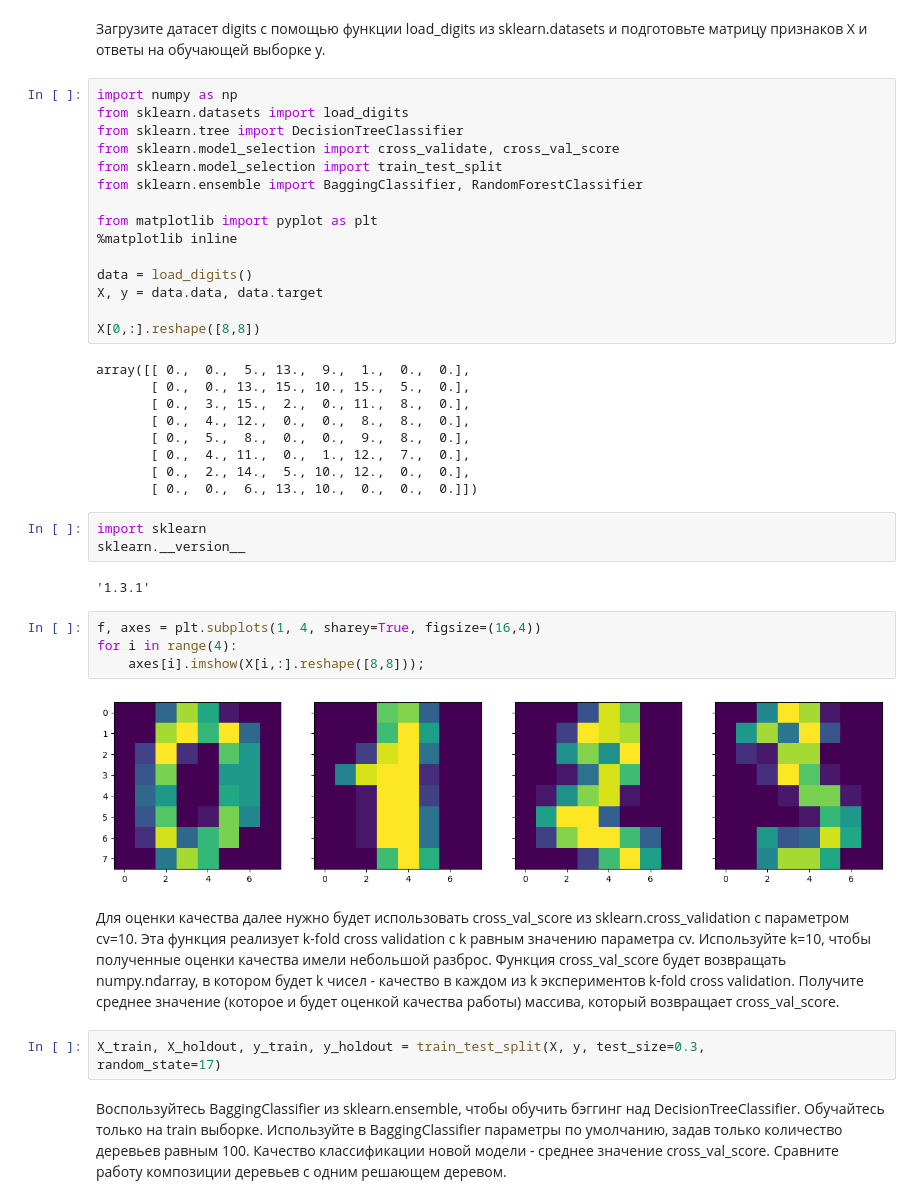
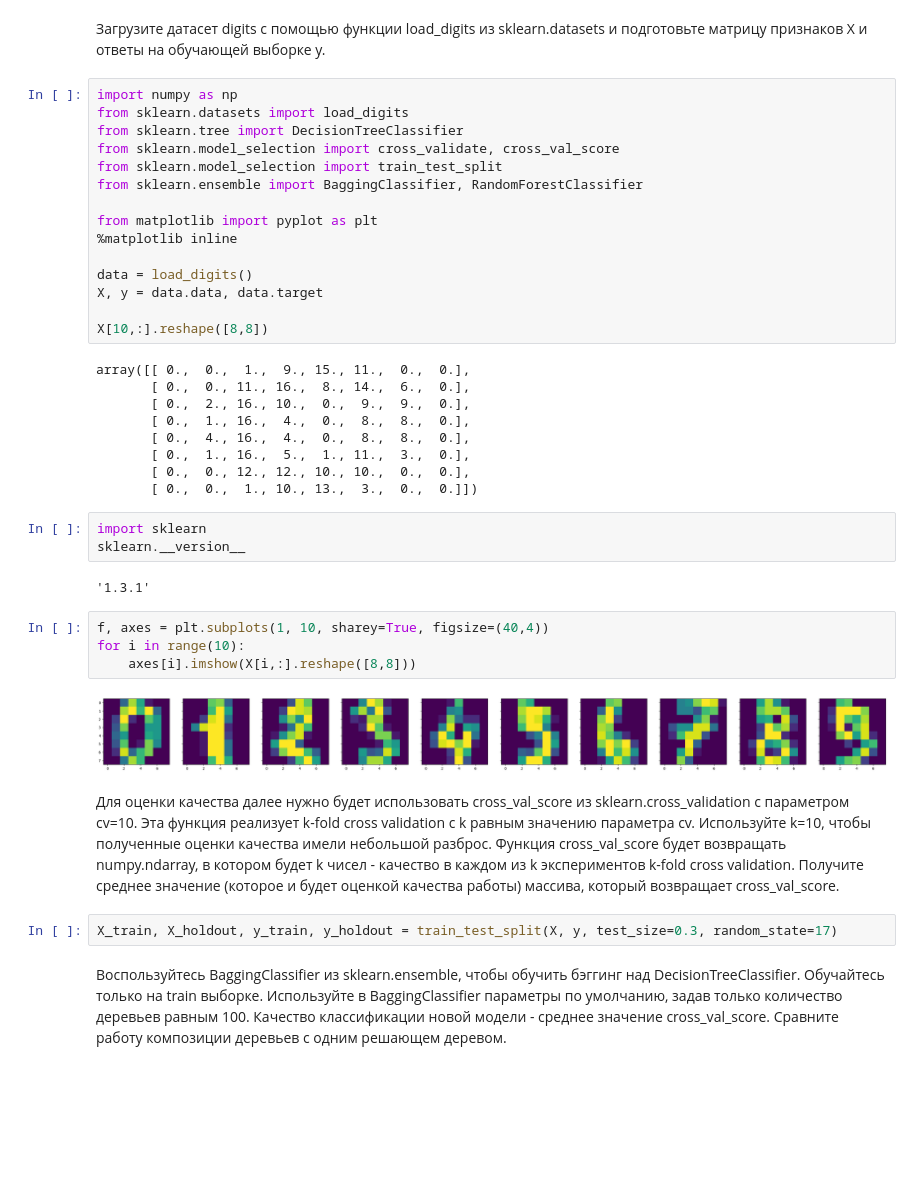
Before and after one commit to serpak946/recommendation_systems, a Jupyter notebook: Lab3/Сергей Звинаревский - Лабораторная работа 3.ipynb, the cells around one changed output. Drawn from its saved outputs; the diff is of its cells as text; blank space fills up the shorter version.

```diff
--- a/Lab3/Сергей Звинаревский - Лабораторная работа 3.ipynb
+++ b/Lab3/Сергей Звинаревский - Лабораторная работа 3.ipynb
@@ -17,31 +17,30 @@ from matplotlib import pyplot as plt
 data = load_digits()
 X, y = data.data, data.target
 
-X[0,:].reshape([8,8])
+X[10,:].reshape([8,8])
 # %% [output]
-array([[ 0.,  0.,  5., 13.,  9.,  1.,  0.,  0.],
-       [ 0.,  0., 13., 15., 10., 15.,  5.,  0.],
-       [ 0.,  3., 15.,  2.,  0., 11.,  8.,  0.],
-       [ 0.,  4., 12.,  0.,  0.,  8.,  8.,  0.],
-       [ 0.,  5.,  8.,  0.,  0.,  9.,  8.,  0.],
-       [ 0.,  4., 11.,  0.,  1., 12.,  7.,  0.],
-       [ 0.,  2., 14.,  5., 10., 12.,  0.,  0.],
-       [ 0.,  0.,  6., 13., 10.,  0.,  0.,  0.]])
+array([[ 0.,  0.,  1.,  9., 15., 11.,  0.,  0.],
+       [ 0.,  0., 11., 16.,  8., 14.,  6.,  0.],
+       [ 0.,  2., 16., 10.,  0.,  9.,  9.,  0.],
+       [ 0.,  1., 16.,  4.,  0.,  8.,  8.,  0.],
+       [ 0.,  4., 16.,  4.,  0.,  8.,  8.,  0.],
+       [ 0.,  1., 16.,  5.,  1., 11.,  3.,  0.],
+       [ 0.,  0., 12., 12., 10., 10.,  0.,  0.],
+       [ 0.,  0.,  1., 10., 13.,  3.,  0.,  0.]])
 # %%
 import sklearn
 sklearn.__version__
 # %% [output]
 '1.3.1'
 # %%
-f, axes = plt.subplots(1, 4, sharey=True, figsize=(16,4))
-for i in range(4):
-    axes[i].imshow(X[i,:].reshape([8,8]));
+f, axes = plt.subplots(1, 10, sharey=True, figsize=(40,4))
+for i in range(10):
+    axes[i].imshow(X[i,:].reshape([8,8]))
 # %% [output]
-[figure, old version]
+[figure, new version]
 # %% [markdown]
 Для оценки качества далее нужно будет использовать cross_val_score из sklearn.cross_validation с параметром cv=10. Эта функция реализует k-fold cross validation c k равным значению параметра cv. Используйте k=10, чтобы полученные оценки качества имели небольшой разброс. Функция cross_val_score будет возвращать numpy.ndarray, в котором будет k чисел - качество в каждом из k экспериментов k-fold cross validation. Получите среднее значение (которое и будет оценкой качества работы) массива, который возвращает cross_val_score.
 # %%
-X_train, X_holdout, y_train, y_holdout = train_test_split(X, y, test_size=0.3,
-random_state=17)
+X_train, X_holdout, y_train, y_holdout = train_test_split(X, y, test_size=0.3, random_state=17)
 # %% [markdown]
 Воспользуйтесь BaggingClassifier из sklearn.ensemble, чтобы обучить бэггинг над DecisionTreeClassifier. Обучайтесь только на train выборке. Используйте в BaggingClassifier параметры по умолчанию, задав только количество деревьев равным 100. Качество классификации новой модели - среднее значение cross_val_score. Сравните работу композиции деревьев с одним решающем деревом.
```
Also changed, not shown: parts of 7 cells of this notebook, 2 other files.
